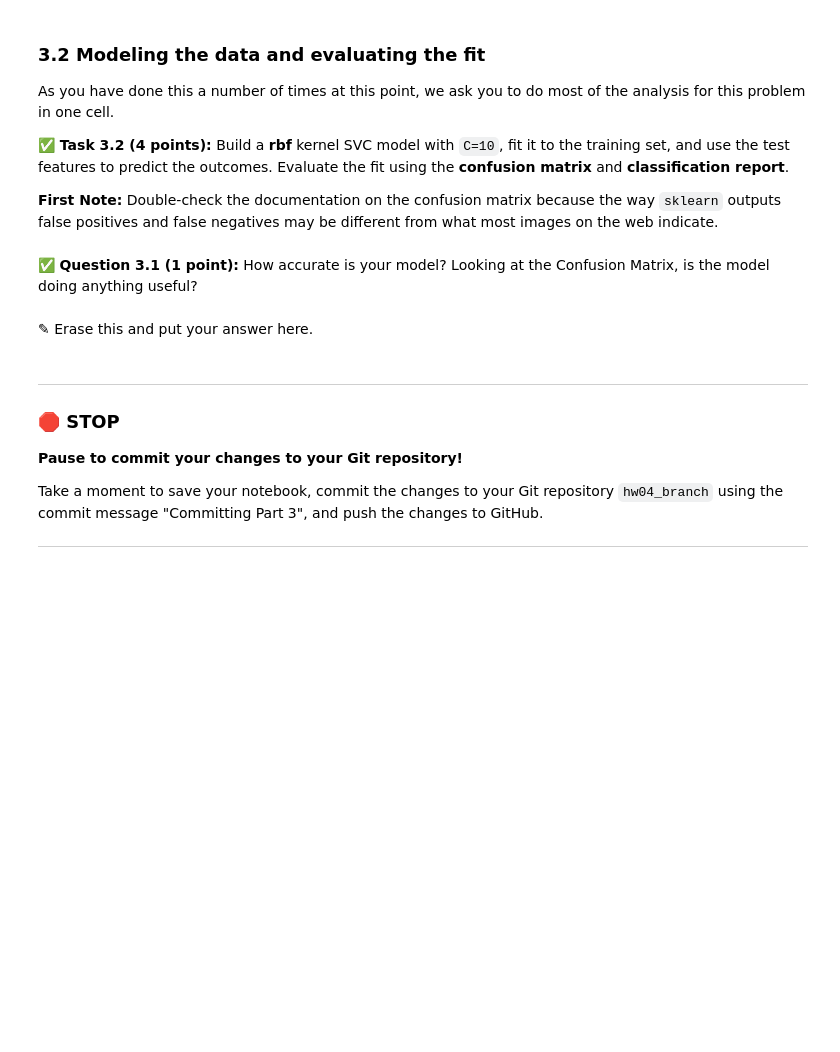
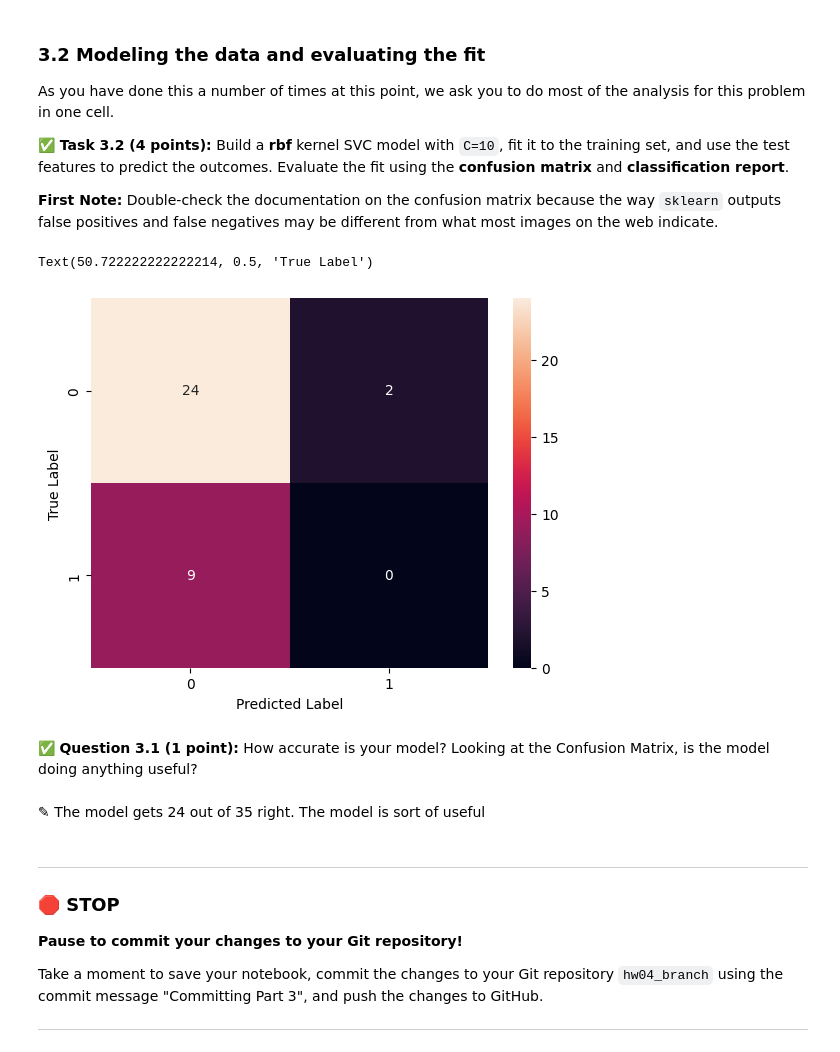
Before and after one commit to JustinTrannn/CMSE202-f25-turnin, a Jupyter notebook: hw-04/HW-04_PerceptronSVMandPCA-STUDENT.ipynb, the cells around one changed output. Saved outputs shown, nothing was run; the diff lists cells and outputs as text; code cells hidden in the pictures; blank space fills up the shorter version.

```diff
--- a/hw-04/HW-04_PerceptronSVMandPCA-STUDENT.ipynb
+++ b/hw-04/HW-04_PerceptronSVMandPCA-STUDENT.ipynb
@@ -204,7 +206,22 @@ As you have done this a number of times at this point, we ask you to do most of
+# %%
+# Put your code here
+model = svm.SVC(kernel='rbf', C=10)
+model.fit(X_train, y_train)
+
+predictions = model.predict(X_test)
+
+cm = confusion_matrix(y_test, predictions)
+sns.heatmap(cm, annot=True)
+plt.xlabel('Predicted Label')
+plt.ylabel('True Label')
+# Predicted label is on the top and true label is on the side
+# %% [output]
+Text(50.722222222222214, 0.5, 'True Label')
+[figure, added]
 # %% [markdown]
 &#9989; **Question 3.1 (1 point):** How accurate is your model? Looking at the Confusion Matrix, is the model doing anything useful?
-# %% [markdown]
-<font size=+3>&#9998;</font> Erase this and put your answer here.
+# %% [markdown]
+<font size=+3>&#9998;</font> The model gets 24 out of 35 right. The model is sort of useful
 # %% [markdown]
 ---
 ### &#128721; STOP
```
Also changed, not shown: parts of 6 cells of this notebook.
